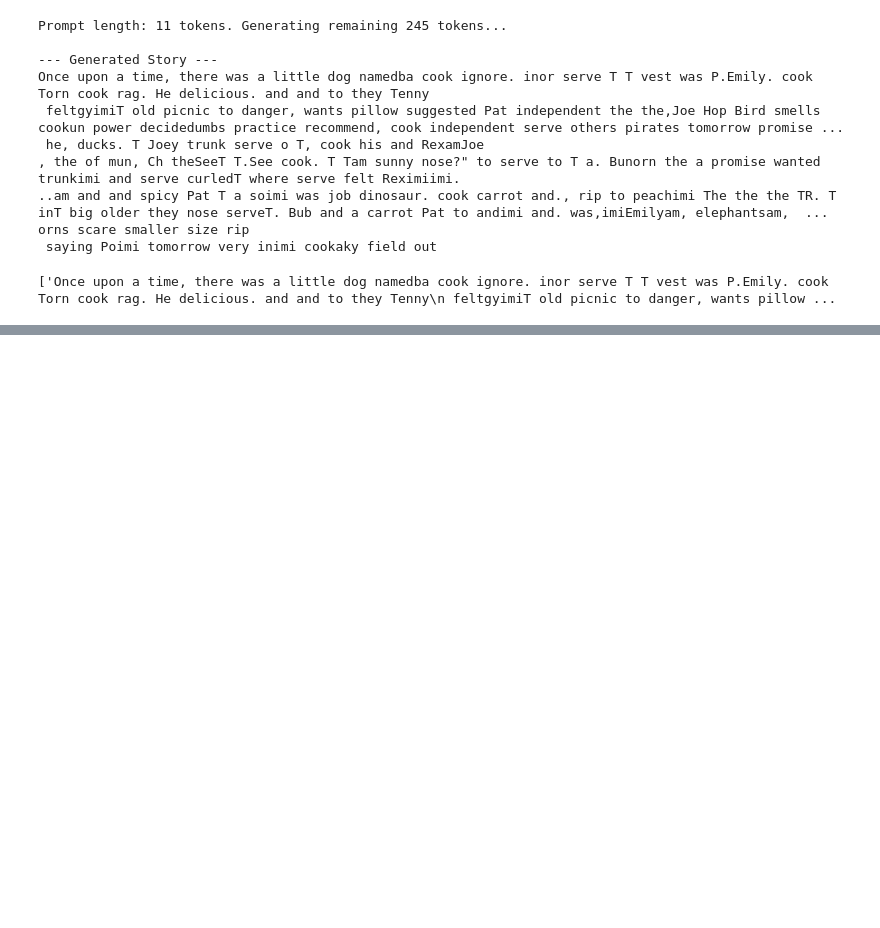
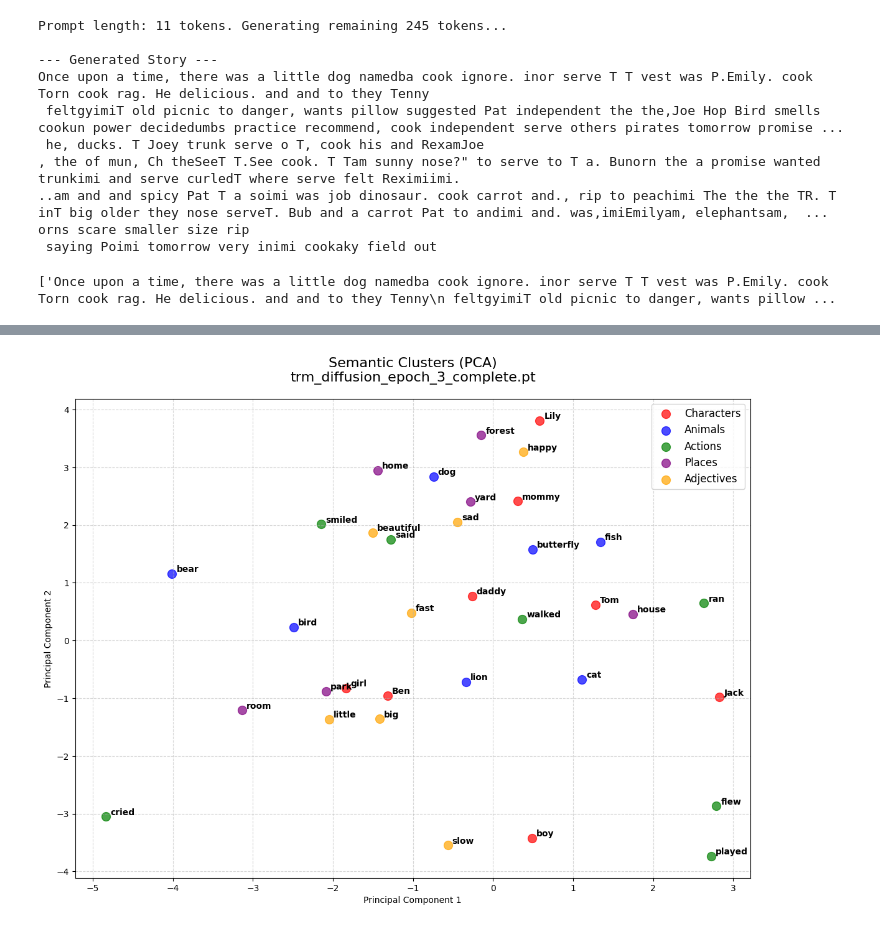
Before and after one commit to md-adnan70/Diffusion_TRM, a Jupyter notebook: testing_diff.ipynb, the cells around one changed output, grey strips where cells are left out. Drawn from its saved outputs; the diff is of its cells as text; code cells hidden in the pictures; blank space fills up the shorter version.

```diff
--- a/testing_diff.ipynb
+++ b/testing_diff.ipynb
@@ -763,0 +1048,86 @@ orns scare smaller size rip
+# %%
+import torch
+import numpy as np
+from sklearn.decomposition import PCA
+import matplotlib.pyplot as plt
+from transformers import PreTrainedTokenizerFast
+
+def visualize_clusters(model_path, tokenizer_path):
+    print(f"Loading weights from {model_path}...")
+
+    # 1. Load the Tokenizer
+    tokenizer = PreTrainedTokenizerFast(tokenizer_file=tokenizer_path)
+
+    # 2. Extract the Embeddings Directly
+    # We don't even need to build the full model, we just grab the embedding matrix!
+    checkpoint = torch.load(model_path, map_location="cpu")
+    state_dict = checkpoint.get('model_state_dict', checkpoint)
+
+    # Extract the 5000 x 512 embedding matrix
+    embeddings = state_dict['token_emb.weight'].numpy()
+
+    # 3. Run PCA to crush 512 dimensions down to 2
+    print("Running Principal Component Analysis (PCA)...")
+    pca = PCA(n_components=2)
+    embeddings_2d = pca.fit_transform(embeddings)
+
+    # 4. Define our test words to look for
+    # We categorize them to color-code the plot
+    word_groups = {
+        "Characters": ["Jack", "Lily", "Ben", "Tom", "mommy", "daddy", "girl", "boy"],
+        "Animals": ["dog", "cat", "bird", "butterfly", "bear", "lion", "fish"],
+        "Actions": ["ran", "flew", "walked", "smiled", "played", "said", "cried"],
+        "Places": ["park", "home", "house", "forest", "room", "yard"],
+        "Adjectives": ["big", "little", "happy", "sad", "fast", "slow", "beautiful"]
+    }
+
+    colors = ['red', 'blue', 'green', 'purple', 'orange']
+
+    # 5. Plotting
+    plt.figure(figsize=(14, 10))
+
+    for (group_name, words), color in zip(word_groups.items(), colors):
+        x_coords = []
+        y_coords = []
+        valid_words = []
+
+        for word in words:
+            # Add a space before the word because BPE tokenizers usually encode " dog" not "dog"
+            # Try both versions just to be safe
+            token_id = tokenizer.convert_tokens_to_ids("Ġ" + word)
+            if token_id is None or token_id == tokenizer.unk_token_id:
+                token_id = tokenizer.convert_tokens_to_ids(word)
+
+            if token_id is not None and token_id != tokenizer.unk_token_id:
+                x_coords.append(embeddings_2d[token_id, 0])
+                y_coords.append(embeddings_2d[token_id, 1])
+                valid_words.append(word)
+
+        # Scatter the points
+        plt.scatter(x_coords, y_coords, color=color, label=group_name, s=100, alpha=0.7)
+
+        # Add the text labels
+        for i, word in enumerate(valid_words):
+            plt.annotate(word, (x_coords[i], y_coords[i]),
+                         xytext=(5, 2), textcoords='offset points',
+                         fontsize=10, weight='bold')
+
+    plt.title(f"Semantic Clusters (PCA)\n{model_path}", fontsize=16, pad=20)
+    plt.xlabel("Principal Component 1")
+    plt.ylabel("Principal Component 2")
+    plt.legend(loc='best', fontsize=12)
+    plt.grid(True, linestyle='--', alpha=0.5)
+
+    # Save the plot
+    save_name = model_path.replace(".pt", "_pca.png")
+    plt.savefig(save_name, bbox_inches='tight', dpi=300)
+    print(f"Success! Plot saved as {save_name}")
+    plt.show()
+
+if __name__ == "__main__":
+    # Point this to your Phase 1 OR Phase 2 checkpoint!
+    visualize_clusters(
+        model_path="trm_diffusion_epoch_3_complete.pt",
+        tokenizer_path="tinystories_wordlevel.json"
+    )
+# %% [output]
@@ -763,0 +1137 @@ orns scare smaller size rip
+[figure, added]
```
Also changed, not shown: parts of 23 cells of this notebook, 6 other files.
